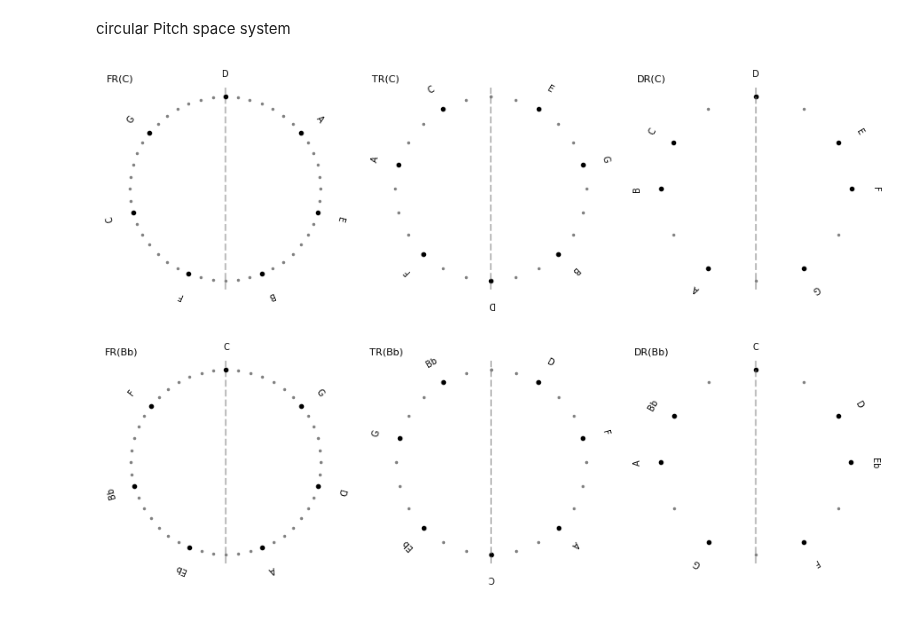
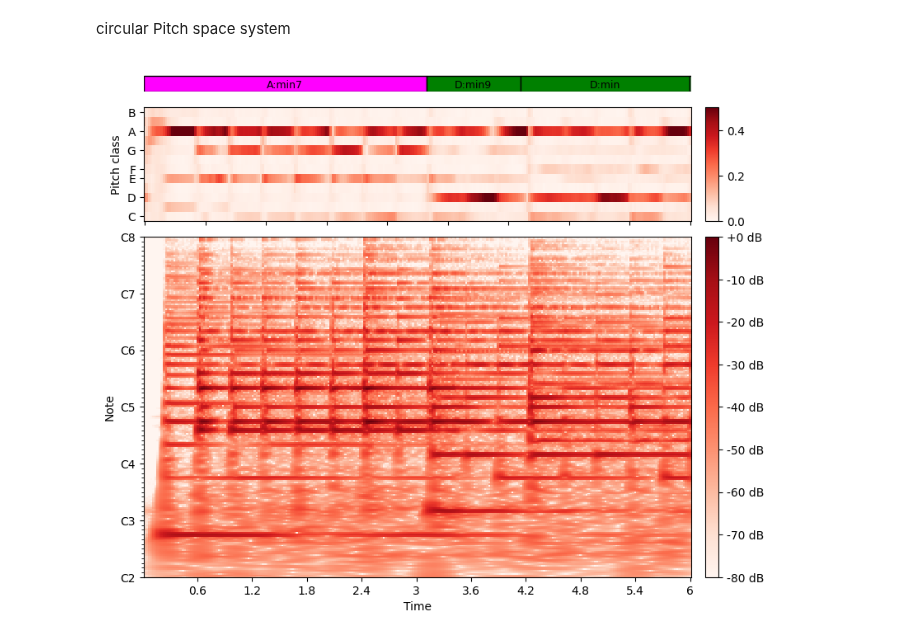
Before and after one commit to Maushax-jpg/chord-recognition, a Jupyter notebook: Plots.ipynb, the cells around one changed output. Saved outputs shown, nothing was run; the diff lists cells and outputs as text; code cells hidden in the pictures.

```diff
--- a/Plots.ipynb
+++ b/Plots.ipynb
@@ -72,16 +118,47 @@ fig.savefig(PATH+FILENAME,dpi=200)
 # %% [markdown]
 circular Pitch space system
-# %%
-fig,(ax0,ax1,ax2) = plt.subplots(1,3,figsize=(9,3))
-pitchspace.plotCircleFR(ax0,0)
-pitchspace.plotCircleTR(ax1,0,False)
-pitchspace.plotCircleDR(ax2,0)
-fig.tight_layout(w_pad=2)
-fig,(ax0,ax1,ax2) = plt.subplots(1,3,figsize=(9,3))
-pitchspace.plotCircleFR(ax0,3)
-pitchspace.plotCircleTR(ax1,3,False)
-pitchspace.plotCircleDR(ax2,3)
-fig.tight_layout(w_pad=2)
-# %% [output]
-[figure, removed]
-[figure, removed]
+# %%
+beatles = dataloader.Dataloader("beatles","/home/max/ET-TI/Masterarbeit/mirdata")
+audiopath,annotationpath = beatles["1109"]
+t,sig = utilities.loadAudio(audiopath,t_stop=6)
+gt = utilities.loadAnnotations(annotationpath)
+t_chroma,chroma = features.cqtChroma(sig)
+estimated_tuning = librosa.estimate_tuning(y=sig,sr=22050,bins_per_octave=36)
+
+cqt = np.abs(librosa.vqt(sig,fmin=librosa.midi_to_hz(36),
+                    bins_per_octave=36,n_bins=7*36, sr=22050, tuning=estimated_tuning,gamma=0))
+t_cqt = np.linspace(512/22050,sig.shape[0]/22050,cqt.shape[1])
+
+# pick every third coefficient from oversampled and tuned cqt
+pitchgram_cqt = np.finfo(float).eps * np.ones((120,cqt.shape[1]))
+
+# pitch folding
+for note in range(36,120):
+    try:
+        pitchgram_cqt[note,:] = np.exp(-(note-60)**2 / (2* 15**2)) * cqt[(note-120)*3,:]
+        #pitchgram_cqt[note,:] = cqt[(note-120)*3,:]
+    except IndexError:
+        break
+pitchgram_cqt = pitchgram_cqt.reshape(10,12,-1)
+chroma = np.sum(pitchgram_cqt, axis=0)
+chroma = chroma / np.sum(np.abs(chroma)+np.finfo(float).eps,axis=0)
+fig,ax = plt.subplots(3,2,width_ratios=(20,.5),height_ratios=(1,5,15),figsize=(9,8))
+utilities.plotChordAnnotations(ax[0,0],gt,(0,6))
+ax[0,1].set_axis_off()
+img = utilities.plotChromagram(ax[1,0],t_chroma,chroma,chroma_type="cqt")
+fig.colorbar(img,cax=ax[1,1])
+ax[1,0].set_xlabel("")
+ax[1,0].set_xticks(np.linspace(0,6,10))
+ax[1,0].set_xticklabels([])
+img = librosa.display.specshow(librosa.amplitude_to_db(cqt,ref=np.max),ax=ax[2,0],
+                               cmap="Reds",
+                               x_coords=t_cqt,x_axis="time",y_axis="cqt_note",fmin=librosa.midi_to_hz(36),bins_per_octave=36)
+ax[2,0].set_ylim(librosa.midi_to_hz(36),librosa.midi_to_hz(36+72))
+fig.colorbar(img, cax=ax[2,1], format="%+2.f dB")
+fig.subplots_adjust(hspace=0.1,wspace=0.05)
+
+if True:
+    FILENAME = "latex/figures/chroma_younevergiveme.png"
+    fig.savefig(PATH+FILENAME,dpi=300)
+# %% [output]
+[figure, added]
```
Also changed, not shown: parts of 5 cells of this notebook, 10 other files.
